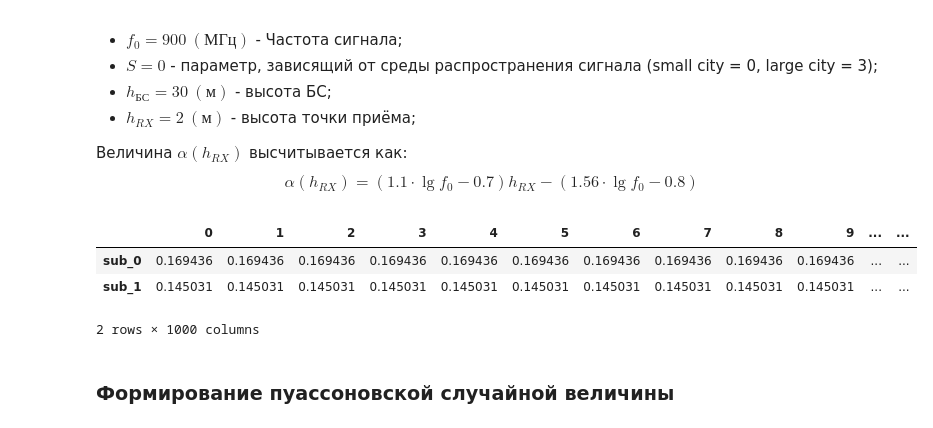
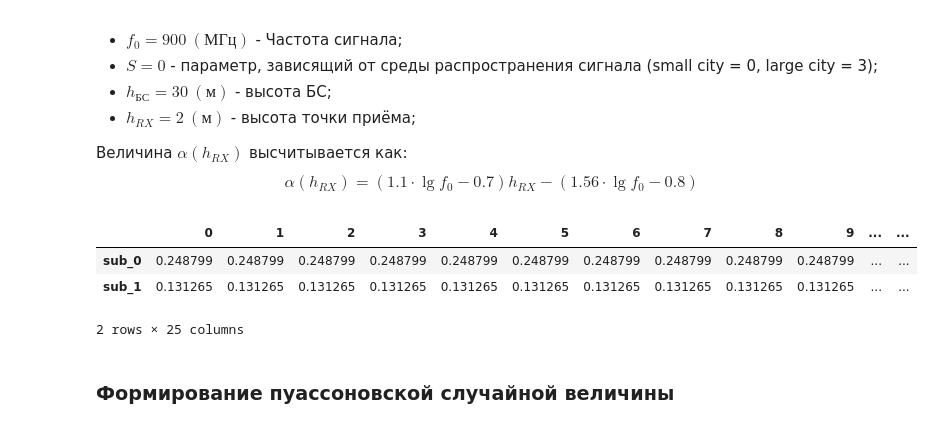
Before and after one commit to Supercili0usMe/resource_allocation_systems, a Jupyter notebook: 2/2.ipynb, the cells around one changed output. Saved outputs shown, nothing was run; the diff lists cells and outputs as text; code cells hidden in the pictures.

```diff
--- a/2/2.ipynb
+++ b/2/2.ipynb
@@ -50,3 +54,23 @@ $$V_{i, j}[k] = C_{i, j}[k] \cdot \tau_{RB}$$
+# %%
+# Параметры по варианту
+R = 1                       # Радиус действия БС (км.)
+P_tx = 10                   # Мощность излучения БС (Вт)
+f_0 = 900                   # Частота излучения БС (МГц)
+k_n = 2                     # Коэффициент теплового шума приёмника
+N_rb = 25                   # Количество ресурсных блоков
+h_bs = 30                   # Высота БС (м.)
+h_rx = 2                    # Высота точки приёма (м.)
+S = 0                       # Параметр, зависящий от типа среды (0/3)
+
+# Константы
+N = 2                         # Количество АБ
+delta_f = 180 * 10**(3)       # Полоса пропуская канала связи БС (Гц)
+T = 300                       # Абсолютная температура (К)
+k = 1.38 * 10 ** (-23)        # Постоянная Больцмана (Дж/К)
+tau = 5 * 10**(-4)            # Длительность одного слота (с.)
+y = 1                         # Период расчета средней скорости (с.)
+y_slot = int(np.ceil(y/tau))  # Количество слотов для расчета средней скорости
+beta = 1/y_slot               # Параметр для сглаживания средней скорости
 # %% [markdown]
 ### Размещение N абонентов в радиусе R
 # %% [markdown]
@@ -54,8 +78,8 @@ $$V_{i, j}[k] = C_{i, j}[k] \cdot \tau_{RB}$$
 $$ R = \sqrt{uniform(0, R^2, N)} $$
 $$ angle = uniform(0, 2*\pi, N) $$
 # %%
-# Функция размещения абонентов внутри окружности с радиусом R
 def create_abons(N, R, circle: bool = False):
+    '''Функция размещения абонентов внутри окружности с радиусом R'''
     # Лямбда-функция создания расстояния от АБ до БС (по прямой)
     create_distance = lambda N: np.sqrt(np.random.uniform(0, R**2, N))
     distance = create_distance(N)
@@ -124,14 +148,9 @@ $$ 10 \lg L_i = 46.3 + 33.9\cdot\lg f_0 - 13.82\cdot\lg h_{БС} - \alpha(h_{RX}
 Величина $\alpha(h_{RX})$ высчитывается как:
 $$ \alpha(h_{RX}) = (1.1 \cdot \lg f_0 - 0.7)h_{RX} - (1.56 \cdot \lg f_0 - 0.8) $$
 # %%
-def generate_subs(distance, slots_amount, tau):
-    # Задаём базовые параметры
-    f_0, S = 900, 0
-    h_bs, h_rx = 30, 2
-    delta_f, T = 180 * 10**3, 300
-    k, k_n = 1.38 * 10 ** (-23), 2
-    P_tx = 10
-
+def generate_subs(distance, slots_amount, tau) -> pd.DataFrame:
+    '''Функция генерации возможных скоростей для
+    каждого абонента в каждом временном слоте'''
     # Подсчитываем величину a(h_rx)
     alpha_h_rx = (1.1 * np.log10(f_0) - 0.7) * h_rx - (1.56 * np.log10(f_0) - 0.8)
 
@@ -169,18 +188,14 @@ def generate_subs(distance, slots_amount, tau):
         subs.loc[f"sub_{sub_i}"] = C_i * tau
     return subs
 # %%
-N_abons, R = 2, 1
-distances = create_abons(N_abons, R)
-
-tau, N_rb = 5 * 10 ** (-4), 1000
+distances = create_abons(N, R)
 subs = generate_subs(distances, N_rb, tau)
-
 subs
 # %% [output]
 |  | 0 | 1 | 2 | 3 | 4 | 5 | 6 | 7 | 8 | 9 | ... | ... |
-| sub_0 | 0.169436 | 0.169436 | 0.169436 | 0.169436 | 0.169436 | 0.169436 | 0.169436 | 0.169436 | 0.169436 | 0.169436 | ... | ... |
-| sub_1 | 0.145031 | 0.145031 | 0.145031 | 0.145031 | 0.145031 | 0.145031 | 0.145031 | 0.145031 | 0.145031 | 0.145031 | ... | ... |
+| sub_0 | 0.248799 | 0.248799 | 0.248799 | 0.248799 | 0.248799 | 0.248799 | 0.248799 | 0.248799 | 0.248799 | 0.248799 | ... | ... |
+| sub_1 | 0.131265 | 0.131265 | 0.131265 | 0.131265 | 0.131265 | 0.131265 | 0.131265 | 0.131265 | 0.131265 | 0.131265 | ... | ... |
-2 rows × 1000 columns
+2 rows × 25 columns
 # %% [markdown]
 ### Формирование пуассоновской случайной величины
 # %% [markdown]
```
Also changed, not shown: parts of 17 cells of this notebook.
